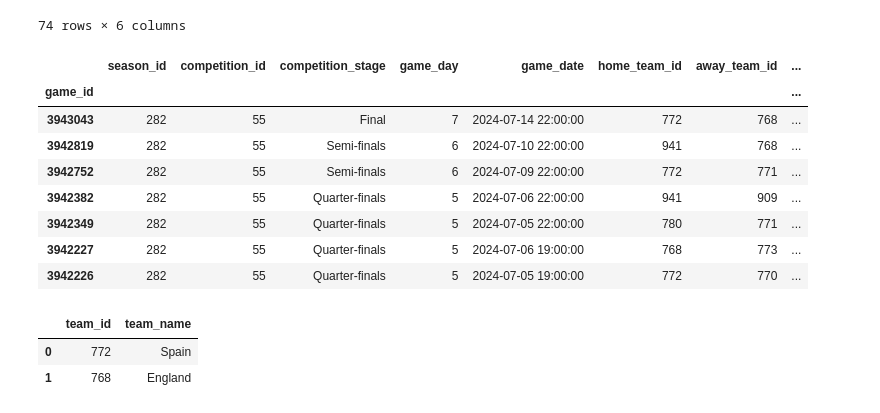
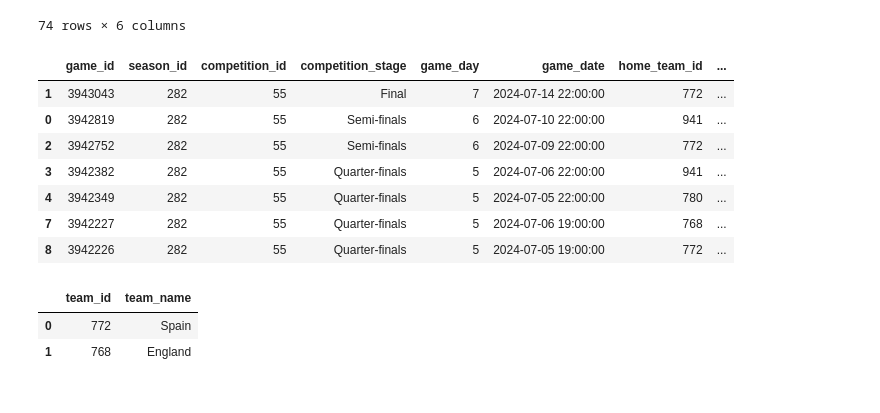
Before and after one commit to cristian-lillo/soccer-kpis, a Jupyter notebook: Decroos-socceraction/spadl.ipynb, the cells around one changed output. Cells and saved outputs as stored; diff of their text form; code cells hidden in the pictures.

```diff
--- a/Decroos-socceraction/main.ipynb
+++ b/Decroos-socceraction/spadl.ipynb
@@ -41,22 +41,21 @@ competitions_df
 | 72 | 107 | 72 | Women's World Cup | International | female | 2023 |
 | 73 | 30 | 72 | Women's World Cup | International | female | 2019 |
 74 rows × 6 columns
-# %%
-# Load the games data for a specific competition and season
-# For example, the  UEFA Euro 2024
-games_df = SBL.games(competition_id=55, season_id=282).set_index("game_id")
-games_df.sort_values(by="game_day", ascending=False, inplace=True)
-games_df.head(n=7)
-# %% [output]
-|  | season_id | competition_id | competition_stage | game_day | game_date | home_team_id | away_team_id | ... |
-| game_id |  |  |  |  |  |  |  | ... |
-| 3943043 | 282 | 55 | Final | 7 | 2024-07-14 22:00:00 | 772 | 768 | ... |
-| 3942819 | 282 | 55 | Semi-finals | 6 | 2024-07-10 22:00:00 | 941 | 768 | ... |
-| 3942752 | 282 | 55 | Semi-finals | 6 | 2024-07-09 22:00:00 | 772 | 771 | ... |
-| 3942382 | 282 | 55 | Quarter-finals | 5 | 2024-07-06 22:00:00 | 941 | 909 | ... |
-| 3942349 | 282 | 55 | Quarter-finals | 5 | 2024-07-05 22:00:00 | 780 | 771 | ... |
-| 3942227 | 282 | 55 | Quarter-finals | 5 | 2024-07-06 19:00:00 | 768 | 773 | ... |
-| 3942226 | 282 | 55 | Quarter-finals | 5 | 2024-07-05 19:00:00 | 772 | 770 | ... |
+# %%
+# Load the games data for a specific competition and season
+# For example, the  UEFA Euro 2024
+games_df = SBL.games(competition_id=55, season_id=282)
+games_df.sort_values(by="game_day", ascending=False, inplace=True)
+games_df.head(n=7)
+# %% [output]
+|  | game_id | season_id | competition_id | competition_stage | game_day | game_date | home_team_id | ... |
+| 1 | 3943043 | 282 | 55 | Final | 7 | 2024-07-14 22:00:00 | 772 | ... |
+| 0 | 3942819 | 282 | 55 | Semi-finals | 6 | 2024-07-10 22:00:00 | 941 | ... |
+| 2 | 3942752 | 282 | 55 | Semi-finals | 6 | 2024-07-09 22:00:00 | 772 | ... |
+| 3 | 3942382 | 282 | 55 | Quarter-finals | 5 | 2024-07-06 22:00:00 | 941 | ... |
+| 4 | 3942349 | 282 | 55 | Quarter-finals | 5 | 2024-07-05 22:00:00 | 780 | ... |
+| 7 | 3942227 | 282 | 55 | Quarter-finals | 5 | 2024-07-06 19:00:00 | 768 | ... |
+| 8 | 3942226 | 282 | 55 | Quarter-finals | 5 | 2024-07-05 19:00:00 | 772 | ... |
 # %%
 # Load the teams data for the final game of the UEFA Euro 2024
 teams_df = SBL.teams(game_id=3943043)
```
Also changed, not shown: parts of 2 cells of this notebook.
